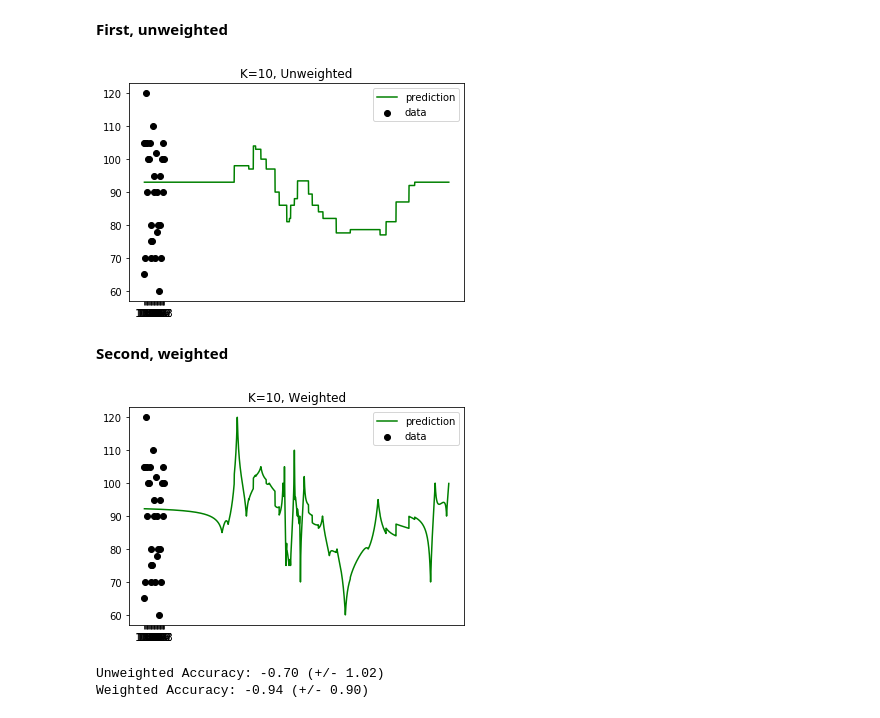
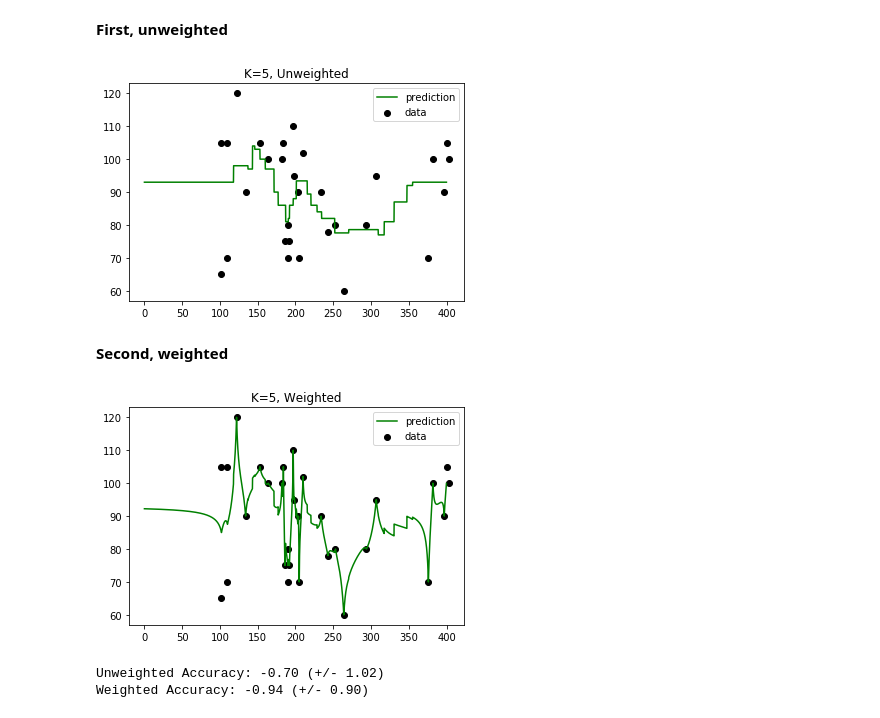
Before and after one commit to str007/Thinkful, a Jupyter notebook: KNN_Regression.ipynb, the cells around one changed output. Cells and saved outputs as stored; diff of their text form; code cells hidden in the pictures.

```diff
--- a/KNN_Regression.ipynb
+++ b/KNN_Regression.ipynb
@@ -101,32 +108,32 @@ Why don't you add the other feature and mess around with $k$ and weighting to se
 # %%
 # Build our model. Try K=5
 from sklearn import neighbors
 
 knn = neighbors.KNeighborsRegressor(n_neighbors=5)
-X = pd.DataFrame(music.duration)
+X = music.duration.values.reshape(len(music.duration.values), 1)
 Y = music.bpm
 knn.fit(X, Y)
 
 # Set up our prediction line.
 T = np.arange(0, 400, 0.1)[:, np.newaxis]
 
 # Trailing underscores are a common convention for a prediction.
 Y_ = knn.predict(T)
 
 plt.scatter(X, Y, c='k', label='data')
 plt.plot(T, Y_, c='g', label='prediction')
 plt.legend()
-plt.title('K=10, Unweighted')
+plt.title('K=5, Unweighted')
 plt.show()
 # %% [output]
-[figure, old version]
+[figure, new version]
 # %% [markdown]
 **Second, weighted**
 # %%
 from sklearn import neighbors
 
 knn_w = neighbors.KNeighborsRegressor(n_neighbors=5, weights='distance')
-X = pd.DataFrame(music.duration)
+X = music.duration.values.reshape(len(music.duration.values), 1)
 Y = music.bpm
 knn_w.fit(X, Y)
 
@@ -138,10 +145,10 @@ Y_ = knn_w.predict(T)
 plt.scatter(X, Y, c='k', label='data')
 plt.plot(T, Y_, c='g', label='prediction')
 plt.legend()
-plt.title('K=10, Weighted')
+plt.title('K=5, Weighted')
 plt.show()
 # %% [output]
-[figure, old version]
+[figure, new version]
 # %%
 from sklearn.model_selection import cross_val_score
 
```
Also changed, not shown: parts of 2 cells of this notebook.
